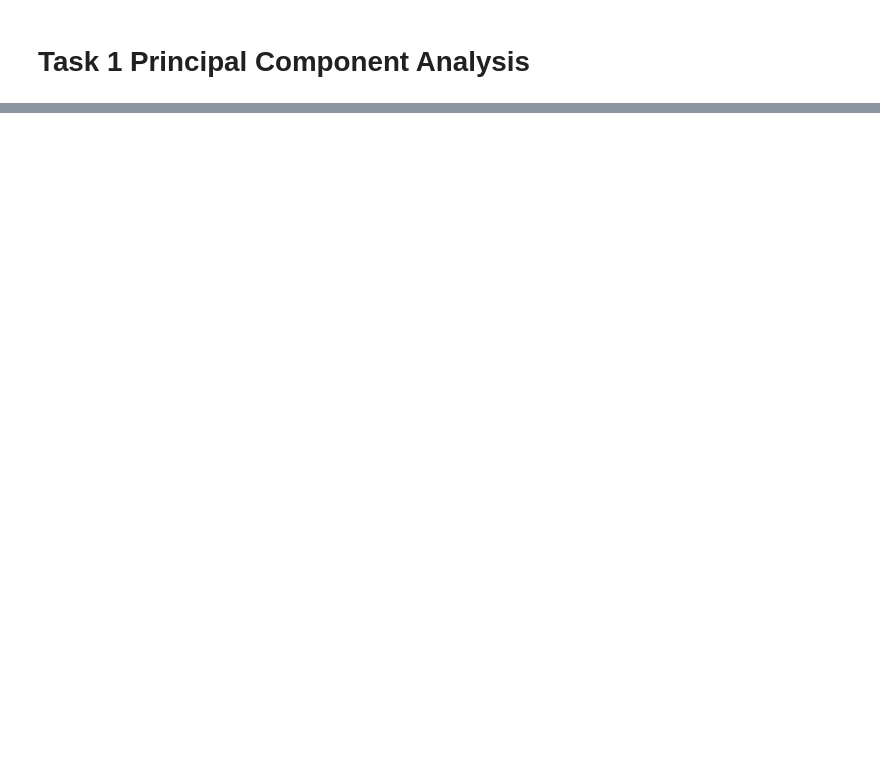
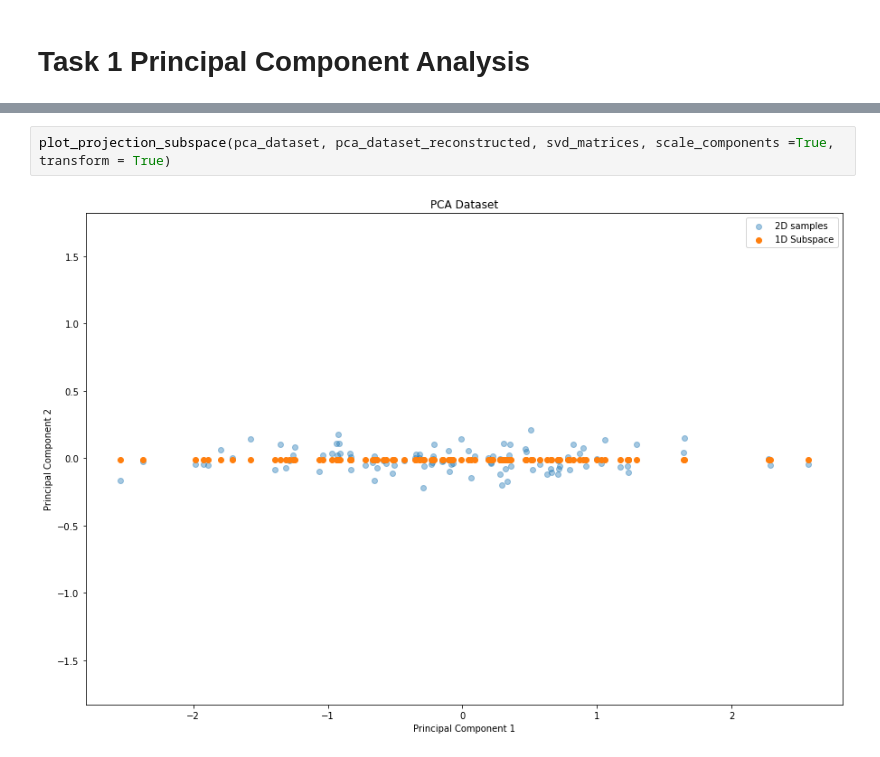
Before and after one commit to sonmikrafft-uni-MLCMS/ex4, a Jupyter notebook: task_1.ipynb, the cells around one changed output, grey strips where cells are left out. Cells and saved outputs as stored; diff of their text form; blank space fills up the shorter version.

```diff
--- a/task_1.ipynb
+++ b/task_1.ipynb
@@ -28,0 +74,4 @@ Part 3
+# %%
+plot_projection_subspace(pca_dataset, pca_dataset_reconstructed, svd_matrices, scale_components =True, transform = True)
+# %% [output]
+[figure, added]
```
Also changed, not shown: parts of 25 cells of this notebook, 2 other files.
